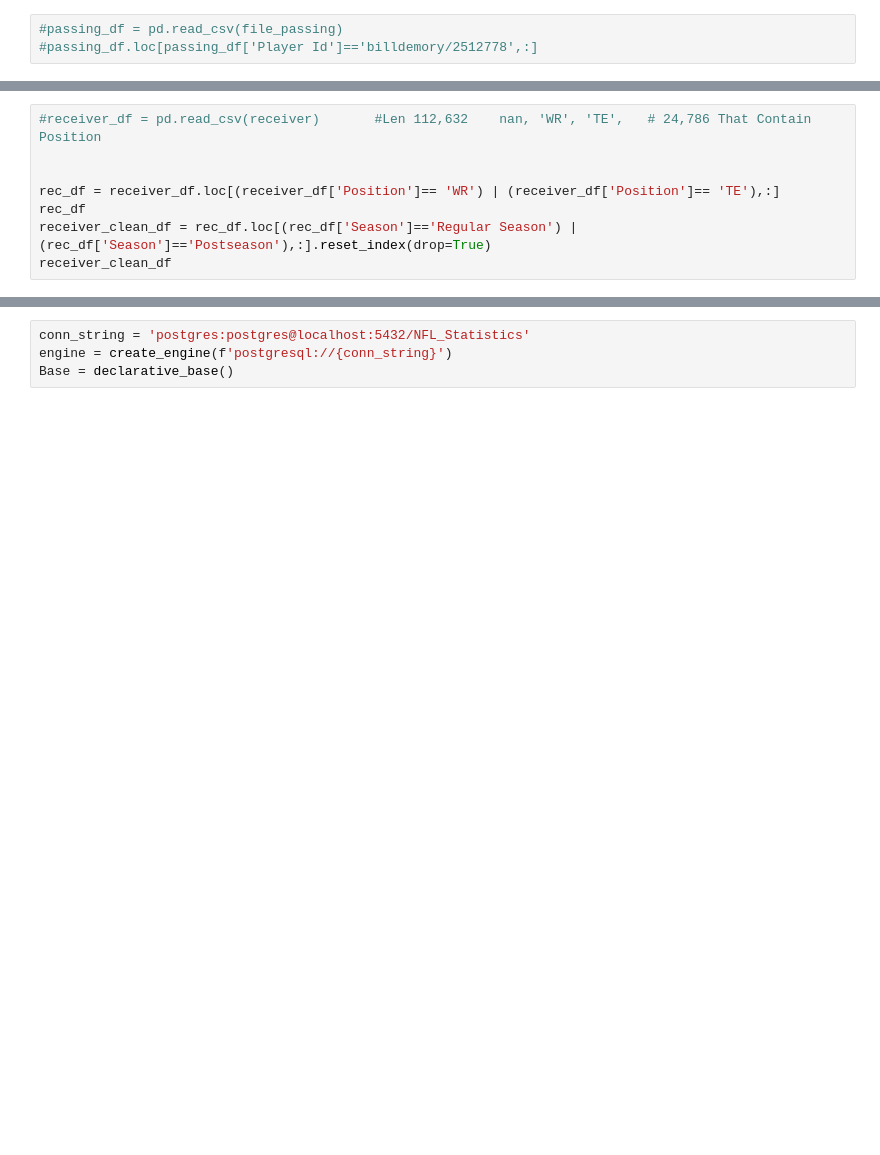
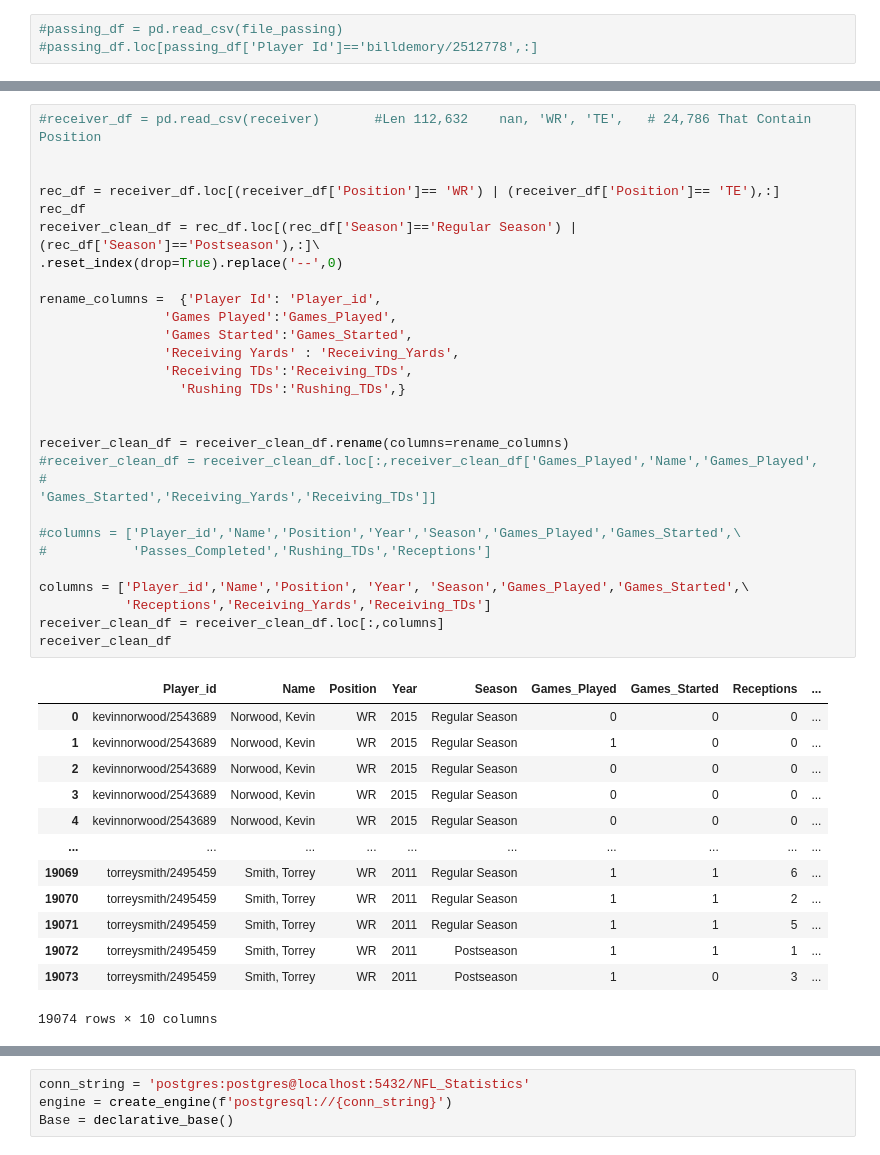
Before and after one commit to veraroberto/ETL-Project-NFL, a Jupyter notebook: NFL_STATISCS.ipynb, the cells around one changed output, grey strips where cells are left out. Cells and saved outputs as stored; diff of their text form; blank space fills up the shorter version.

```diff
--- a/NFL_STATISCS.ipynb
+++ b/NFL_STATISCS.ipynb
@@ -72,8 +183,42 @@ runnungBack_clean_df
 # %%
 #receiver_df = pd.read_csv(receiver)       #Len 112,632    nan, 'WR', 'TE',   # 24,786 That Contain Position
 
 
 rec_df = receiver_df.loc[(receiver_df['Position']== 'WR') | (receiver_df['Position']== 'TE'),:]
 rec_df
-receiver_clean_df = rec_df.loc[(rec_df['Season']=='Regular Season') | (rec_df['Season']=='Postseason'),:].reset_index(drop=True)
+receiver_clean_df = rec_df.loc[(rec_df['Season']=='Regular Season') | (rec_df['Season']=='Postseason'),:]\
+.reset_index(drop=True).replace('--',0)
+
+rename_columns =  {'Player Id': 'Player_id',
+                'Games Played':'Games_Played',
+                'Games Started':'Games_Started',
+                'Receiving Yards' : 'Receiving_Yards',
+                'Receiving TDs':'Receiving_TDs',
+                  'Rushing TDs':'Rushing_TDs',}
+
+
+receiver_clean_df = receiver_clean_df.rename(columns=rename_columns)
+#receiver_clean_df = receiver_clean_df.loc[:,receiver_clean_df['Games_Played','Name','Games_Played',
+#                                                              'Games_Started','Receiving_Yards','Receiving_TDs']]
+
+#columns = ['Player_id','Name','Position','Year','Season','Games_Played','Games_Started',\
+#           'Passes_Completed','Rushing_TDs','Receptions']
+
+columns = ['Player_id','Name','Position', 'Year', 'Season','Games_Played','Games_Started',\
+           'Receptions','Receiving_Yards','Receiving_TDs']
+receiver_clean_df = receiver_clean_df.loc[:,columns]
 receiver_clean_df
+# %% [output]
+|  | Player_id | Name | Position | Year | Season | Games_Played | Games_Started | Receptions | ... |
+| 0 | kevinnorwood/2543689 | Norwood, Kevin | WR | 2015 | Regular Season | 0 | 0 | 0 | ... |
+| 1 | kevinnorwood/2543689 | Norwood, Kevin | WR | 2015 | Regular Season | 1 | 0 | 0 | ... |
+| 2 | kevinnorwood/2543689 | Norwood, Kevin | WR | 2015 | Regular Season | 0 | 0 | 0 | ... |
+| 3 | kevinnorwood/2543689 | Norwood, Kevin | WR | 2015 | Regular Season | 0 | 0 | 0 | ... |
+| 4 | kevinnorwood/2543689 | Norwood, Kevin | WR | 2015 | Regular Season | 0 | 0 | 0 | ... |
+| ... | ... | ... | ... | ... | ... | ... | ... | ... | ... |
+| 19069 | torreysmith/2495459 | Smith, Torrey | WR | 2011 | Regular Season | 1 | 1 | 6 | ... |
+| 19070 | torreysmith/2495459 | Smith, Torrey | WR | 2011 | Regular Season | 1 | 1 | 2 | ... |
+| 19071 | torreysmith/2495459 | Smith, Torrey | WR | 2011 | Regular Season | 1 | 1 | 5 | ... |
+| 19072 | torreysmith/2495459 | Smith, Torrey | WR | 2011 | Postseason | 1 | 1 | 1 | ... |
+| 19073 | torreysmith/2495459 | Smith, Torrey | WR | 2011 | Postseason | 1 | 0 | 3 | ... |
+19074 rows × 10 columns
```
Also changed, not shown: parts of 20 cells of this notebook, 3 other files.
